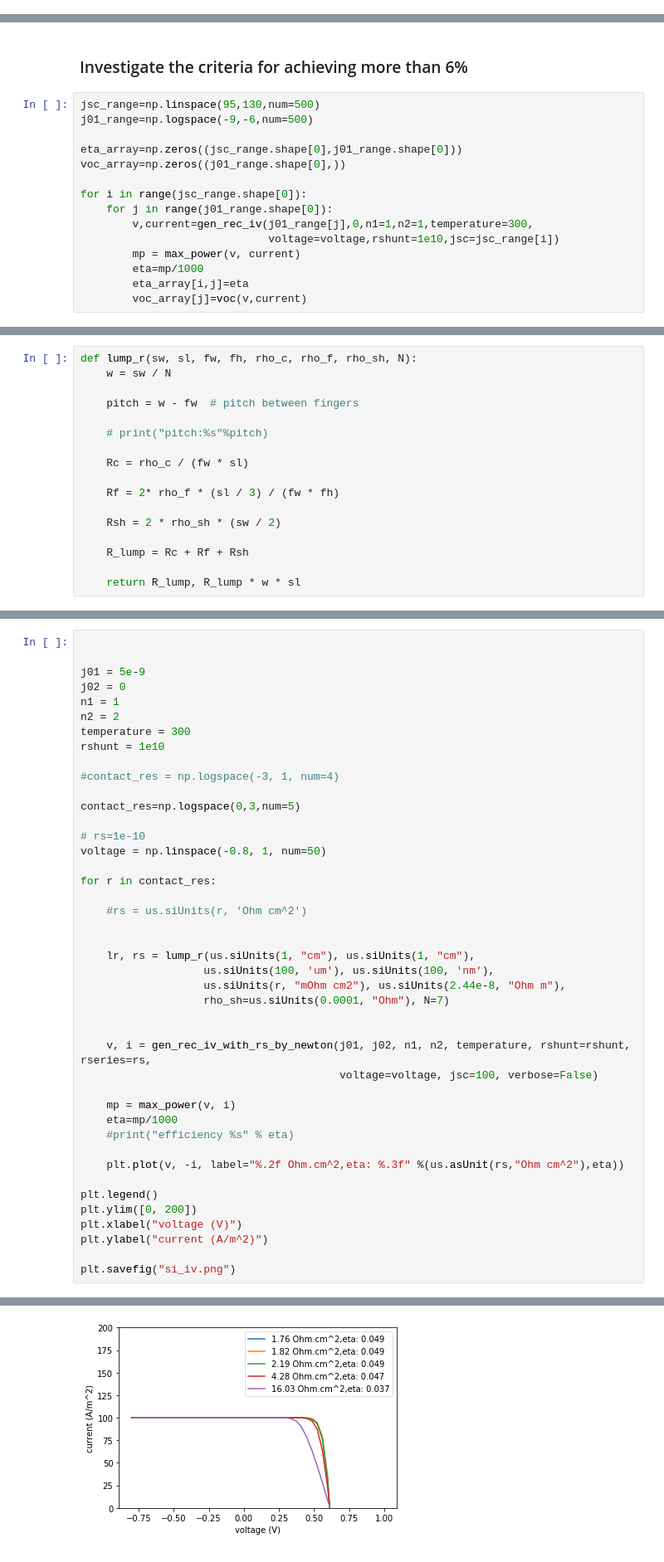
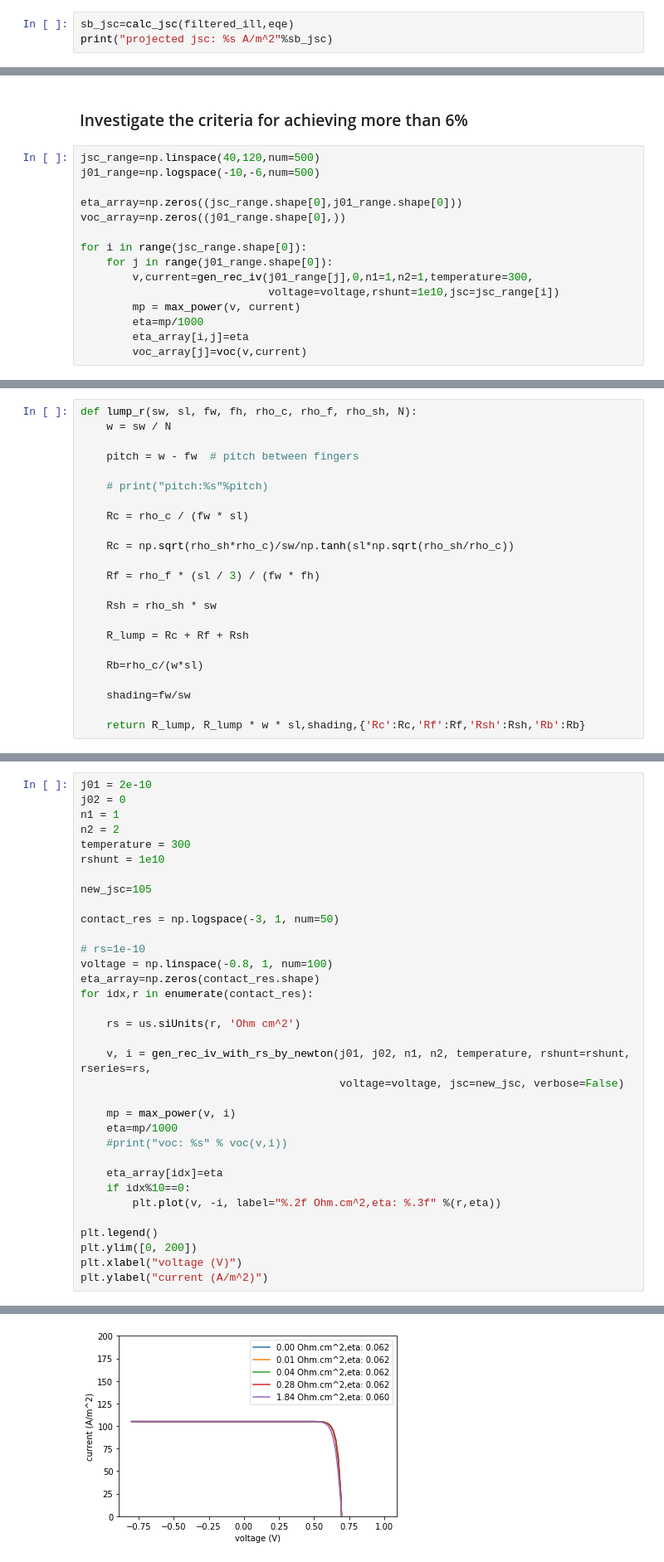
Before and after one commit to kanhua/pypvcell, a Jupyter notebook: examples/ms_silicon/st2_silicon.ipynb, the cells around one changed output, grey strips where cells are left out. Shown: that part at 83% size. Cells and saved outputs as stored; diff of their text form.

```diff
--- a/examples/ms_silicon/st2_silicon.ipynb
+++ b/examples/ms_silicon/st2_silicon.ipynb
@@ -43,0 +40,3 @@ jsc=calc_jsc(filtered_ill,eqe)
+# %%
+sb_jsc=calc_jsc(filtered_ill,eqe)
+print("projected jsc: %s A/m^2"%sb_jsc)
@@ -86,8 +109,8 @@ The target efficiency of silicon bottom cell is 5.3%. Wiht this Voc and Jsc, it
 # %% [markdown]
 ### Investigate the criteria for achieving more than 6%
 # %%
-jsc_range=np.linspace(95,130,num=500)
-j01_range=np.logspace(-9,-6,num=500)
+jsc_range=np.linspace(40,120,num=500)
+j01_range=np.logspace(-10,-6,num=500)
 
 eta_array=np.zeros((jsc_range.shape[0],j01_range.shape[0]))
 voc_array=np.zeros((j01_range.shape[0],))
@@ -126,10 +155,16 @@ def lump_r(sw, sl, fw, fh, rho_c, rho_f, rho_sh, N):
 
     Rc = rho_c / (fw * sl)
 
-    Rf = 2* rho_f * (sl / 3) / (fw * fh)
+    Rc = np.sqrt(rho_sh*rho_c)/sw/np.tanh(sl*np.sqrt(rho_sh/rho_c))
 
-    Rsh = 2 * rho_sh * (sw / 2)
+    Rf = rho_f * (sl / 3) / (fw * fh)
+
+    Rsh = rho_sh * sw
 
     R_lump = Rc + Rf + Rsh
 
-    return R_lump, R_lump * w * sl
+    Rb=rho_c/(w*sl)
+
+    shading=fw/sw
+
+    return R_lump, R_lump * w * sl,shading,{'Rc':Rc,'Rf':Rf,'Rsh':Rsh,'Rb':Rb}
@@ -136,44 +239,35 @@ def lump_r(sw, sl, fw, fh, rho_c, rho_f, rho_sh, N):
 # %%
-
-
-j01 = 5e-9
+j01 = 2e-10
 j02 = 0
 n1 = 1
 n2 = 2
 temperature = 300
 rshunt = 1e10
 
-#contact_res = np.logspace(-3, 1, num=4)
+new_jsc=105
 
-contact_res=np.logspace(0,3,num=5)
+contact_res = np.logspace(-3, 1, num=50)
 
 # rs=1e-10
-voltage = np.linspace(-0.8, 1, num=50)
+voltage = np.linspace(-0.8, 1, num=100)
+eta_array=np.zeros(contact_res.shape)
+for idx,r in enumerate(contact_res):
 
-for r in contact_res:
-
-    #rs = us.siUnits(r, 'Ohm cm^2')
-
-
-    lr, rs = lump_r(us.siUnits(1, "cm"), us.siUnits(1, "cm"),
-                   us.siUnits(100, 'um'), us.siUnits(100, 'nm'),
-                   us.siUnits(r, "mOhm cm2"), us.siUnits(2.44e-8, "Ohm m"),
-                   rho_sh=us.siUnits(0.0001, "Ohm"), N=7)
-
+    rs = us.siUnits(r, 'Ohm cm^2')
 
     v, i = gen_rec_iv_with_rs_by_newton(j01, j02, n1, n2, temperature, rshunt=rshunt, rseries=rs,
-                                        voltage=voltage, jsc=100, verbose=False)
+                                        voltage=voltage, jsc=new_jsc, verbose=False)
 
     mp = max_power(v, i)
     eta=mp/1000
-    #print("efficiency %s" % eta)
+    #print("voc: %s" % voc(v,i))
 
-    plt.plot(v, -i, label="%.2f Ohm.cm^2,eta: %.3f" %(us.asUnit(rs,"Ohm cm^2"),eta))
+    eta_array[idx]=eta
+    if idx%10==0:
+        plt.plot(v, -i, label="%.2f Ohm.cm^2,eta: %.3f" %(r,eta))
 
 plt.legend()
 plt.ylim([0, 200])
 plt.xlabel("voltage (V)")
 plt.ylabel("current (A/m^2)")
-
-plt.savefig("si_iv.png")
 # %% [output]
@@ -180 +275 @@ plt.savefig("si_iv.png")
-[figure, old version]
+[figure, new version]
```
Also changed, not shown: parts of 26 cells of this notebook, 2 other files.
